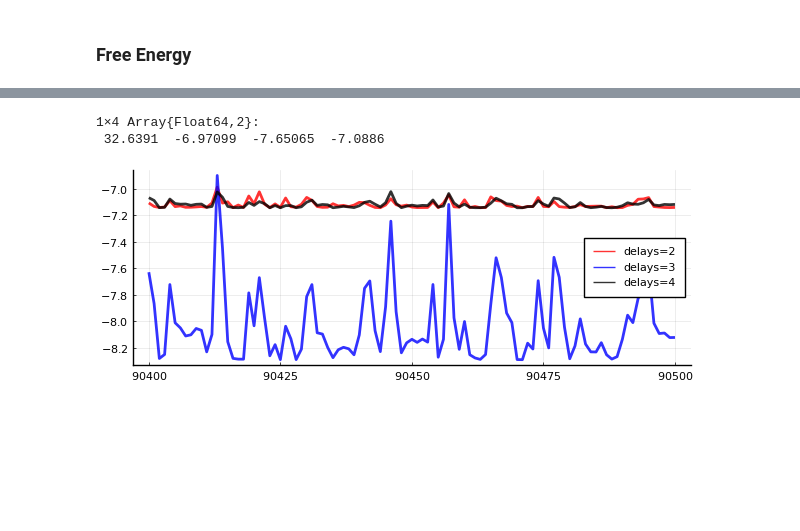
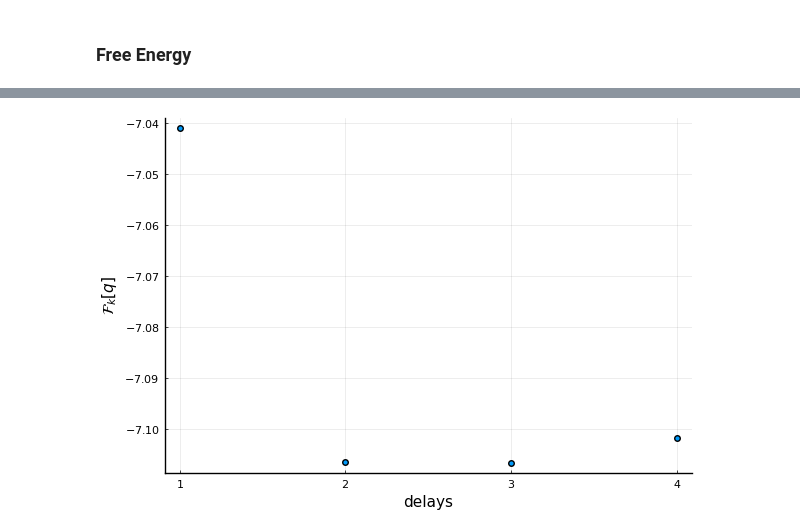
Before and after one commit to biaslab/ACC2022-vmpNARMAX, a Jupyter notebook: experiments-validation/collect-results.ipynb, the cells around one changed output, grey strips where cells are left out. Cells and saved outputs as stored; diff of their text form; code cells hidden in the pictures; blank space fills up the shorter version.

```diff
--- a/experiments-validation/collect-results.ipynb
+++ b/experiments-validation/collect-results.ipynb
@@ -97,15 +98,4 @@ FE_m[end,:]
-# %%
-mean(FE_m, dims=1)
-# %% [output]
-1×4 Array{Float64,2}:
- 32.6391  -6.97099  -7.65065  -7.0886
-# %%
-T = size(FE_m,1)
-zoom_t = T-100:T
-
-# p10 = plot(1:T_trn, FE_m[:,1], label="delays=1", alpha=0.3, color="green", xlabel="time [k]", ylabel=L"Free energy $F_k[q]$")
-p10 = plot(zoom_t, FE_m[zoom_t,2], label="delays=2", linewidth=2,  alpha=0.8, color="red")
-plot!(zoom_t, FE_m[zoom_t,3], label="delays=3", linewidth=2, alpha=0.8, color="blue")
-plot!(zoom_t, FE_m[zoom_t,4], label="delays=4", linewidth=2, alpha=0.8, color="black", size=(600,220))
-# %% [output]
-[figure, removed]
+# %%
+scatter(FE_m[end,2:end], xlabel="delays", label="", ylabel=L"$\mathcal{F}_k[q]$")
+# %% [output]
+[figure, added]
```
Also changed, not shown: parts of 12 cells of this notebook.
